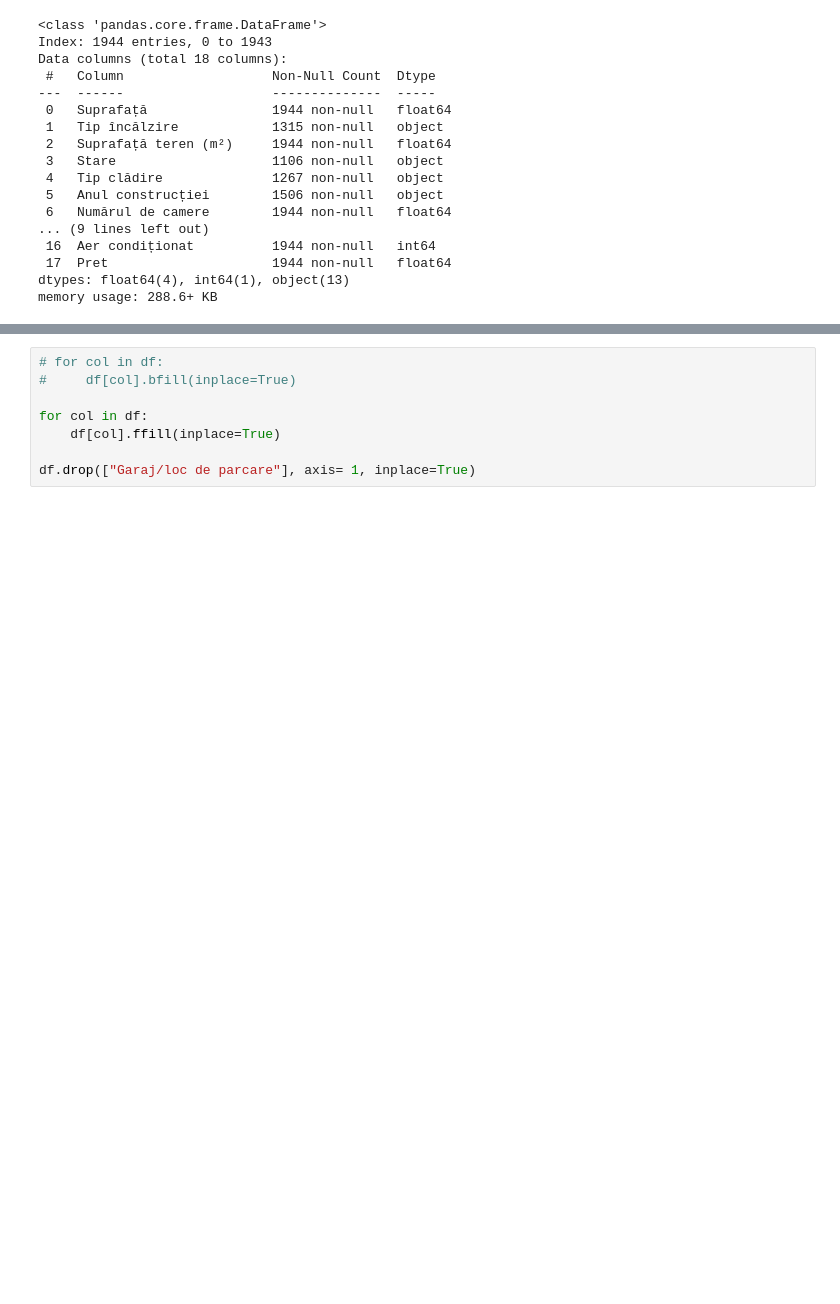
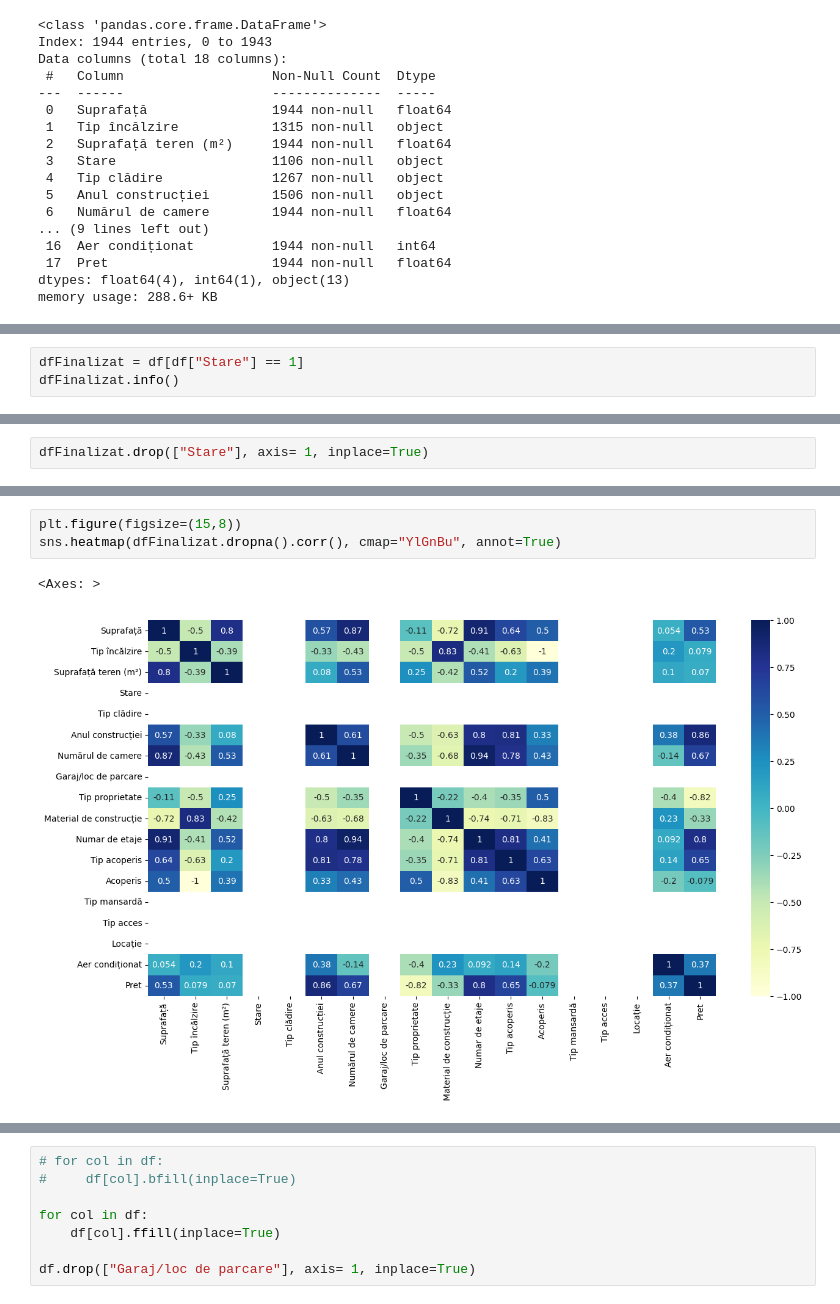
Before and after one commit to SimeonTica/House-pricing-prediction, a Jupyter notebook: House pricing prediction/HouseDataPrediction_edit.ipynb, the cells around one changed output, grey strips where cells are left out. Saved outputs shown, nothing was run; the diff lists cells and outputs as text; blank space fills up the shorter version.

```diff
--- a/House pricing prediction/HouseDataPrediction_edit.ipynb
+++ b/House pricing prediction/HouseDataPrediction_edit.ipynb
@@ -262,0 +297,3 @@ memory usage: 288.6+ KB
+# %%
+dfFinalizat = df[df["Stare"] == 1]
+dfFinalizat.info()
@@ -262,0 +376,2 @@ memory usage: 288.6+ KB
+# %%
+dfFinalizat.drop(["Stare"], axis= 1, inplace=True)
@@ -262,0 +398,6 @@ memory usage: 288.6+ KB
+# %%
+plt.figure(figsize=(15,8))
+sns.heatmap(dfFinalizat.dropna().corr(), cmap="YlGnBu", annot=True)
+# %% [output]
+<Axes: >
+[figure, added]
```
Also changed, not shown: parts of 26 cells of this notebook, 22 other files.
